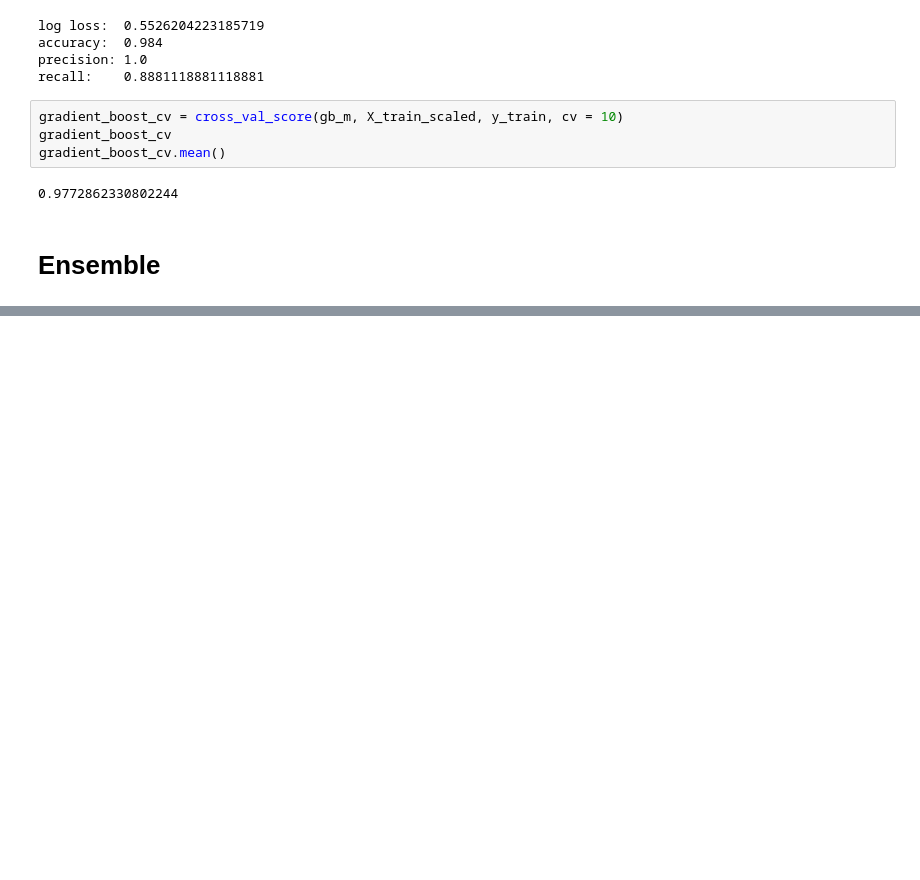
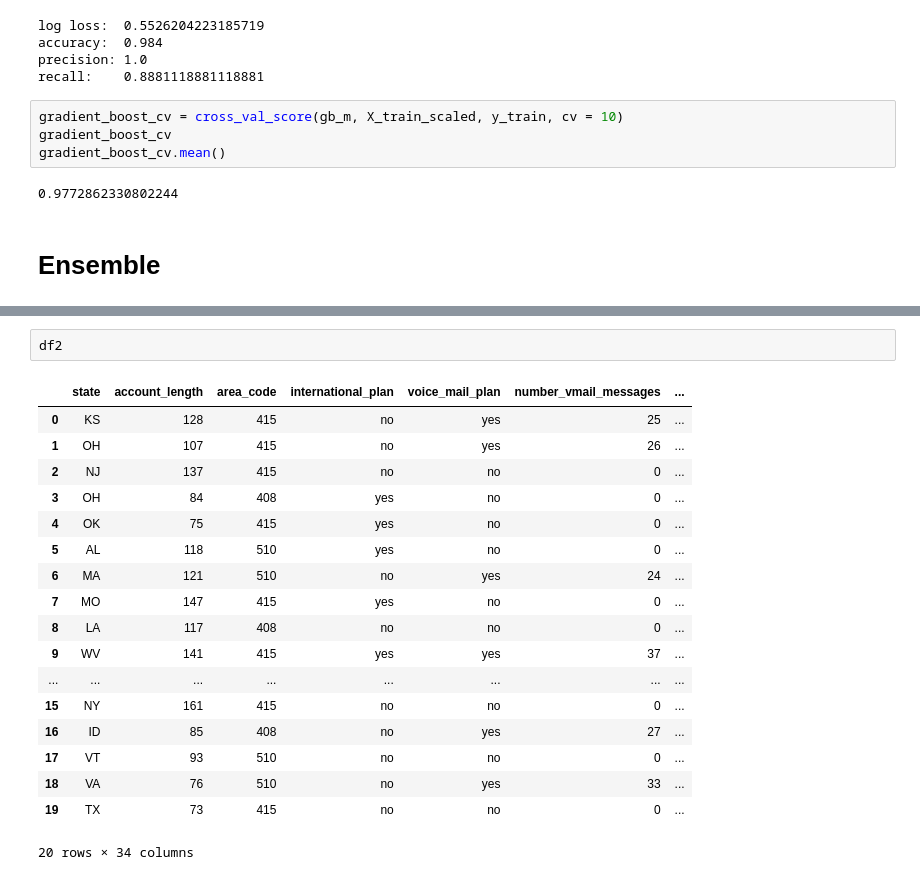
Before and after one commit to arthursjkim/SyriaTel_Customer_Churn, a Jupyter notebook: Models.ipynb, the cells around one changed output, grey strips where cells are left out. Drawn from its saved outputs; the diff is of its cells as text; blank space fills up the shorter version.

```diff
--- a/Models.ipynb
+++ b/Models.ipynb
@@ -596,0 +793,21 @@ VotingClassifier(estimators=[('lr',
+# %%
+df2
+# %% [output]
+|  | state | account_length | area_code | international_plan | voice_mail_plan | number_vmail_messages | ... |
+| 0 | KS | 128 | 415 | no | yes | 25 | ... |
+| 1 | OH | 107 | 415 | no | yes | 26 | ... |
+| 2 | NJ | 137 | 415 | no | no | 0 | ... |
+| 3 | OH | 84 | 408 | yes | no | 0 | ... |
+| 4 | OK | 75 | 415 | yes | no | 0 | ... |
+| 5 | AL | 118 | 510 | yes | no | 0 | ... |
+| 6 | MA | 121 | 510 | no | yes | 24 | ... |
+| 7 | MO | 147 | 415 | yes | no | 0 | ... |
+| 8 | LA | 117 | 408 | no | no | 0 | ... |
+| 9 | WV | 141 | 415 | yes | yes | 37 | ... |
+| ... | ... | ... | ... | ... | ... | ... | ... |
+| 15 | NY | 161 | 415 | no | no | 0 | ... |
+| 16 | ID | 85 | 408 | no | yes | 27 | ... |
+| 17 | VT | 93 | 510 | no | no | 0 | ... |
+| 18 | VA | 76 | 510 | no | yes | 33 | ... |
+| 19 | TX | 73 | 415 | no | no | 0 | ... |
+20 rows × 34 columns
```
Also changed, not shown: parts of 48 cells of this notebook.
